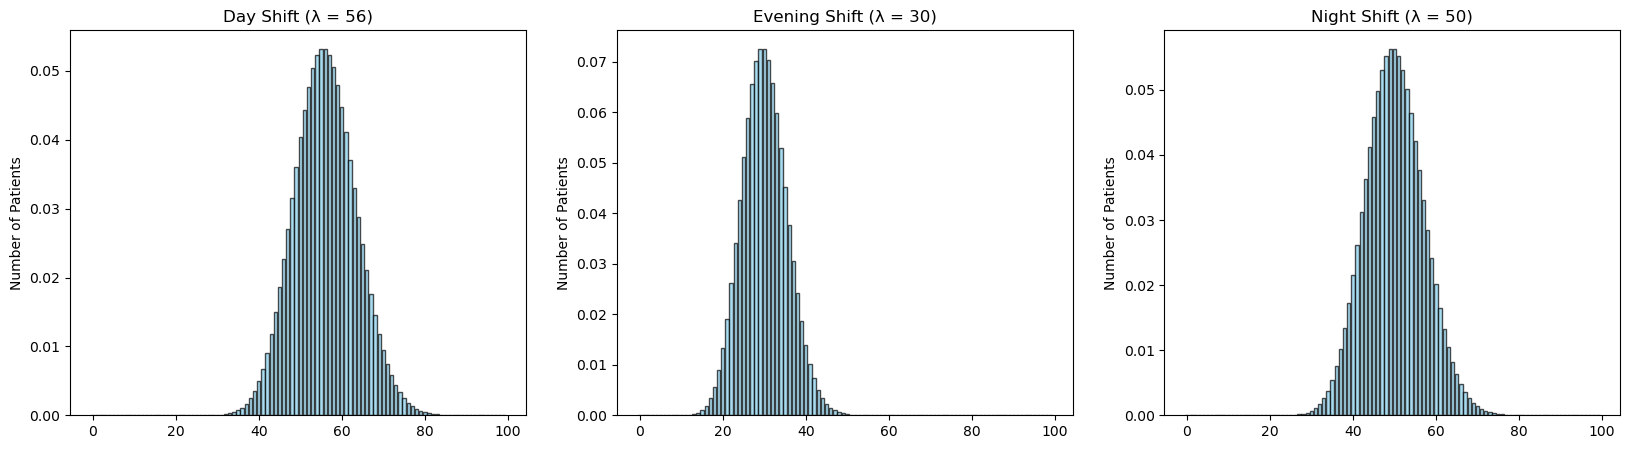
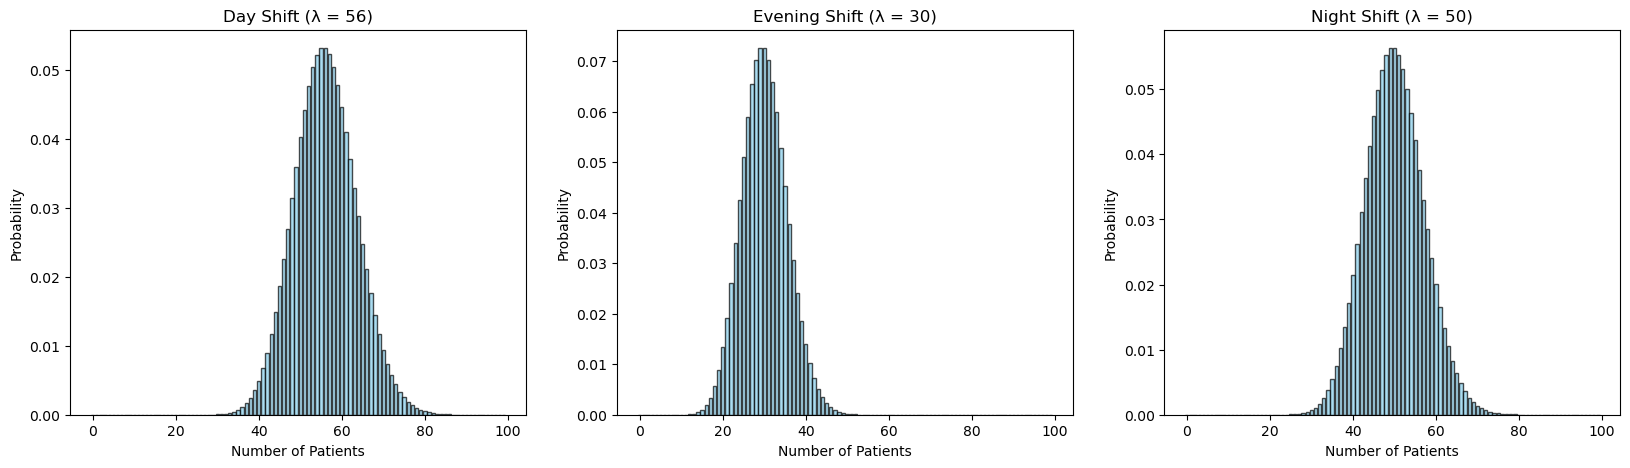
Unified diff of the notebook cell whose output changed from the first chart to the second:
--- before
+++ after
@@ -13,5 +13,6 @@
 for c, ax in enumerate(axes):
   ax.bar(n_samples, patient_data[c], color='skyblue', edgecolor='black', alpha=0.7)
-  ax.set_ylabel("Number of Patients")
+  ax.set_xlabel("Number of Patients")
+  ax.set_ylabel("Probability")
   ax.set_title(f"{shifts[c]} Shift (λ = {expected_patient_counts[c]})")
 

Commit: Update plots